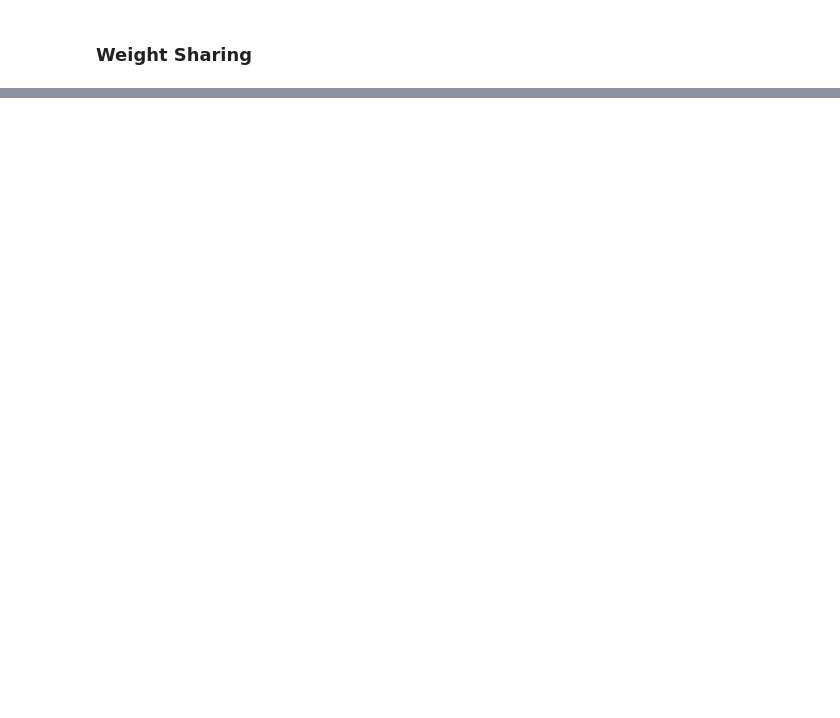
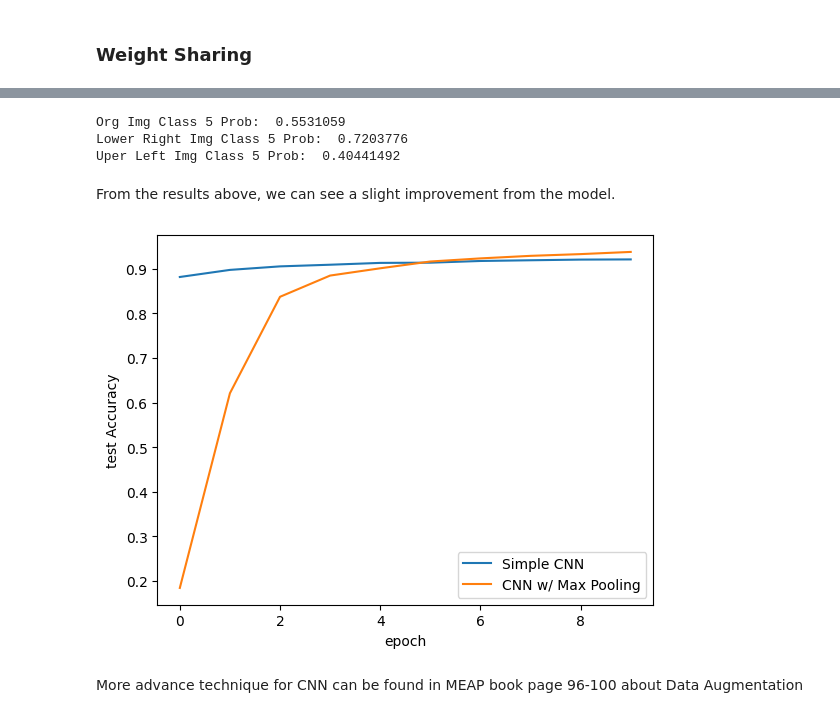
Before and after one commit to adityapribadi3/Privacy-Machine-Learning, a Jupyter notebook: MEAP/MEAP_3.ipynb, the cells around one changed output, grey strips where cells are left out. Cells and saved outputs as stored; diff of their text form; code cells hidden in the pictures; blank space fills up the shorter version.

```diff
--- a/MEAP/MEAP_3.ipynb
+++ b/MEAP/MEAP_3.ipynb
@@ -220,0 +571,49 @@ This specific example would be called “zero padding by one”, because we adde
+# %%
+model_cnn_pool = nn.Sequential(
+    nn.Conv2d(C, filters,3, padding=int(3/2)),
+    nn.Tanh(),
+    nn.Conv2d(filters, filters,3, padding=int(3/2)),
+    nn.Tanh(),
+    nn.Conv2d(filters, filters,3, padding=int(3/2)),
+    nn.Tanh(),
+    nn.MaxPool2d(2),
+    nn.Conv2d(filters,2*filters,3, padding=int(3/2)),
+    nn.Tanh(),
+    nn.Conv2d(2*filters,2*filters,3, padding=int(3/2)),
+    nn.Tanh(),
+    nn.Conv2d(2*filters,2*filters,3, padding=int(3/2)),
+    nn.Tanh(),
+    nn.MaxPool2d(2),
+    nn.Flatten(),
+    # Why did we reduce the number of units into the Linear layer by a factor of 4^2? Because
+    # pooling a 2x2 grid down to one value means we go from 4 values, down to 1, and we did
+    # this two times.
+    nn.Linear(int(2*filters*D/(4**2)), classes),
+)
+cnn_results_with_pool = train_simple_network(model_cnn_pool, loss_func, mnist_train_loader,
+test_loader=mnist_test_loader, score_funcs={'Accuracy': accuracy_score}, device=device,
+epochs=10)
+# %%
+model = model_cnn_pool.cpu().eval()
+
+img_pred = pred(model, img)
+img_lr_pred = pred(model, img_lr)
+img_ul_pred = pred(model, img_ul)
+
+print("Org Img Class {} Prob: ".format(correct_class) , img_pred[correct_class])
+print("Lower Right Img Class {} Prob: ".format(correct_class) , img_lr_pred[correct_class])
+print("Uper Left Img Class {} Prob: ".format(correct_class) , img_ul_pred[correct_class])
+# %% [output]
+Org Img Class 5 Prob:  0.5531059
+Lower Right Img Class 5 Prob:  0.7203776
+Uper Left Img Class 5 Prob:  0.40441492
+# %% [markdown]
+From the results above, we can see a slight improvement from the model.
+# %%
+sns.lineplot(x='epoch', y='test Accuracy', data=cnn_results, label='Simple CNN')
+sns.lineplot(x='epoch', y='test Accuracy', data=cnn_results_with_pool, label='CNN w/ Max Pooling')
+plt.show()
+# %% [output]
+[figure, added]
+# %% [markdown]
+More advance technique for CNN can be found in MEAP book page 96-100 about Data Augmentation
```
Also changed, not shown: parts of 36 cells of this notebook.
